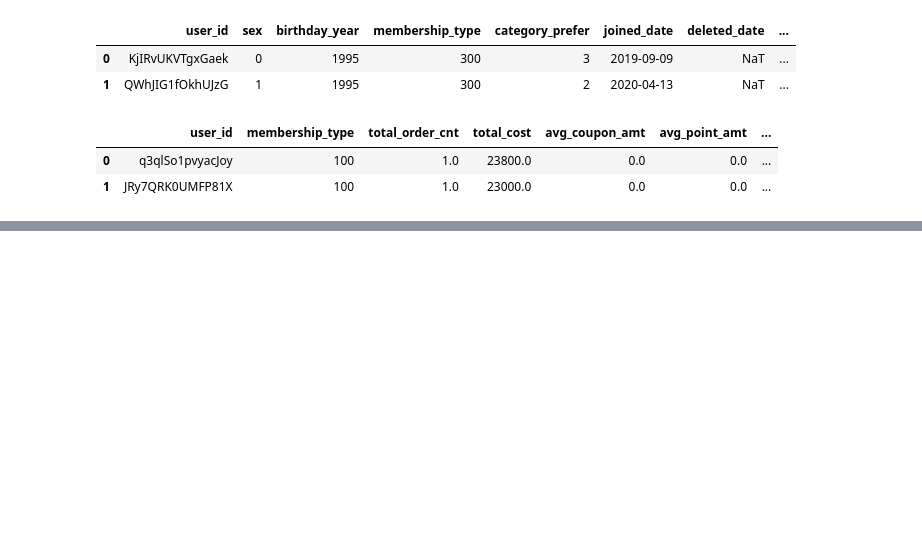
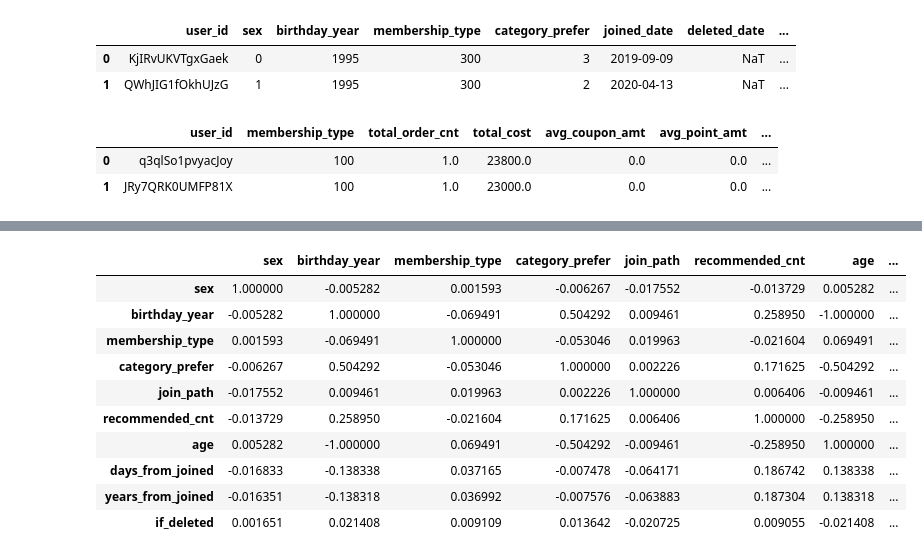
Before and after one commit to Vaycold/Python_ML, a Jupyter notebook: Clustering/E-commerce Data.ipynb, the cells around one changed output, grey strips where cells are left out. Cells and saved outputs as stored; diff of their text form; code cells hidden in the pictures; blank space fills up the shorter version.

```diff
--- a/Clustering/E-commerce Data.ipynb
+++ b/Clustering/E-commerce Data.ipynb
@@ -61,0 +308,15 @@ user_stats_df.head(2)
+# %%
+# 히트맵으로 봐보자
+corr_matrix.style.background_gradient()
+# %% [output]
+|  | sex | birthday_year | membership_type | category_prefer | join_path | recommended_cnt | age | ... |
+| sex | 1.000000 | -0.005282 | 0.001593 | -0.006267 | -0.017552 | -0.013729 | 0.005282 | ... |
+| birthday_year | -0.005282 | 1.000000 | -0.069491 | 0.504292 | 0.009461 | 0.258950 | -1.000000 | ... |
+| membership_type | 0.001593 | -0.069491 | 1.000000 | -0.053046 | 0.019963 | -0.021604 | 0.069491 | ... |
+| category_prefer | -0.006267 | 0.504292 | -0.053046 | 1.000000 | 0.002226 | 0.171625 | -0.504292 | ... |
+| join_path | -0.017552 | 0.009461 | 0.019963 | 0.002226 | 1.000000 | 0.006406 | -0.009461 | ... |
+| recommended_cnt | -0.013729 | 0.258950 | -0.021604 | 0.171625 | 0.006406 | 1.000000 | -0.258950 | ... |
+| age | 0.005282 | -1.000000 | 0.069491 | -0.504292 | -0.009461 | -0.258950 | 1.000000 | ... |
+| days_from_joined | -0.016833 | -0.138338 | 0.037165 | -0.007478 | -0.064171 | 0.186742 | 0.138338 | ... |
+| years_from_joined | -0.016351 | -0.138318 | 0.036992 | -0.007576 | -0.063883 | 0.187304 | 0.138318 | ... |
+| if_deleted | 0.001651 | 0.021408 | 0.009109 | 0.013642 | -0.020725 | 0.009055 | -0.021408 | ... |
```
Also changed, not shown: parts of 46 cells of this notebook.
